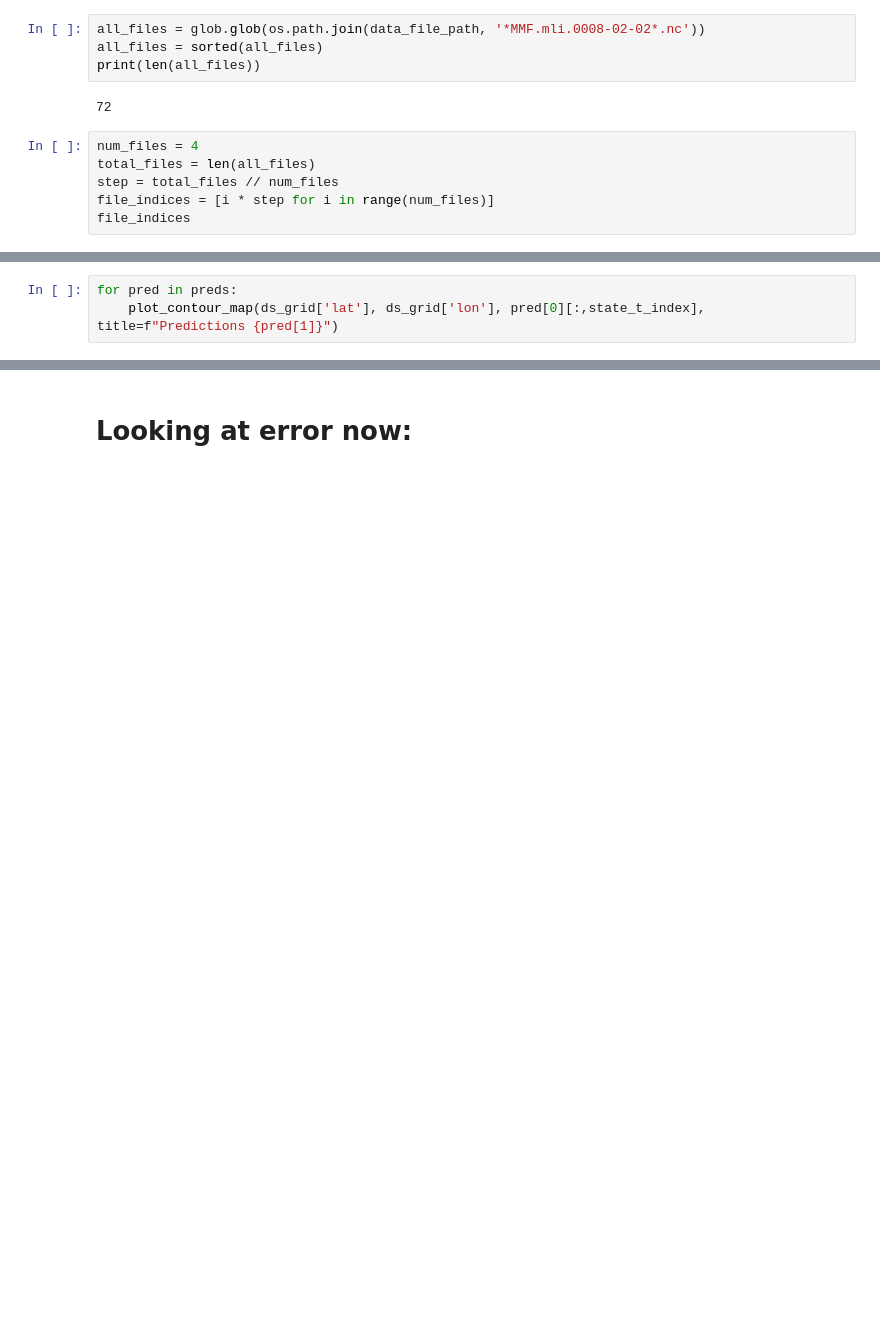
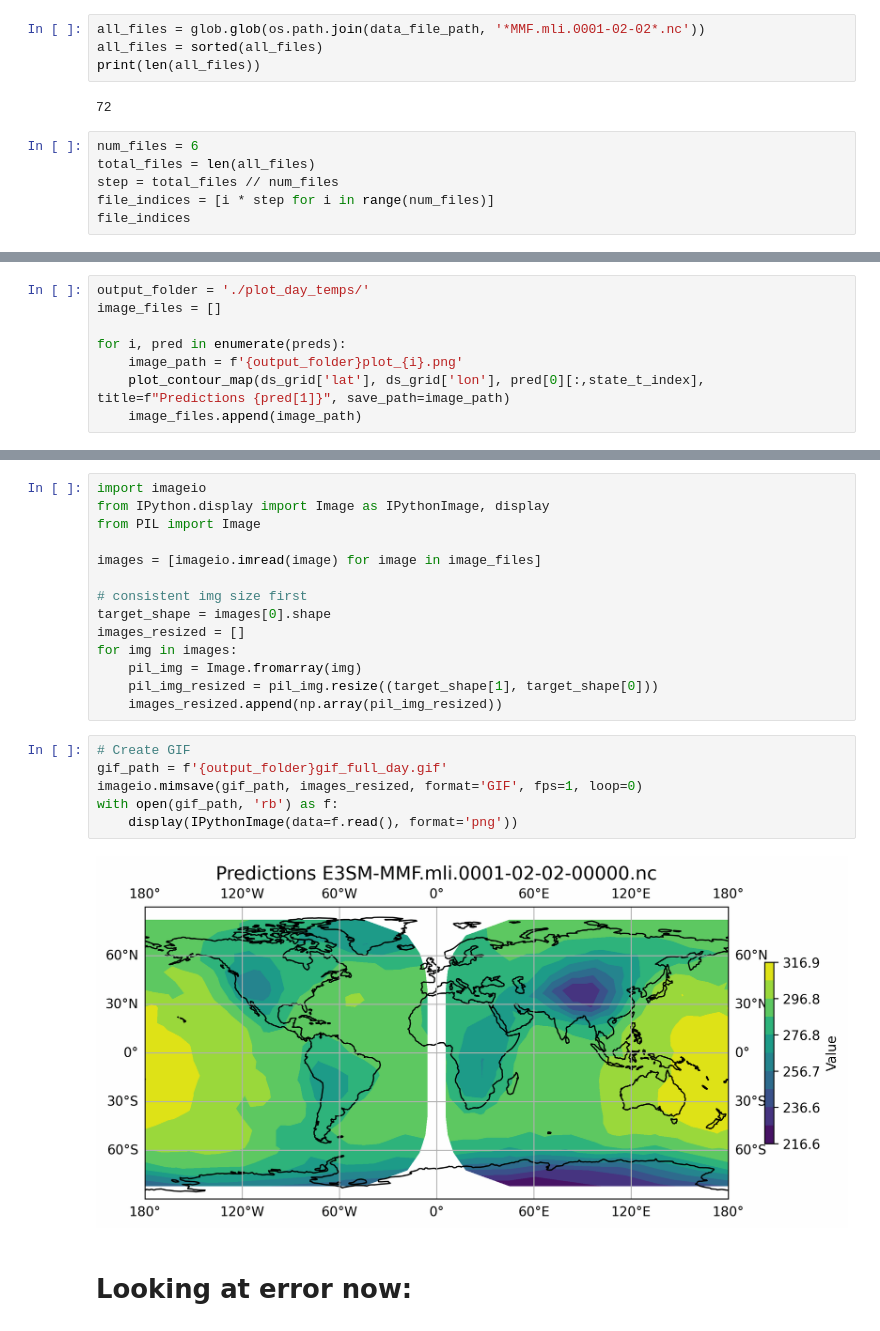
Before and after one commit to kaminsca/climate-physicsML, a Jupyter notebook: final_combined_loss_model/plot_temp_pred_index59.ipynb, the cells around one changed output, grey strips where cells are left out. Drawn from its saved outputs; the diff is of its cells as text; blank space fills up the shorter version.

Commit message:
able to output gifs now

```diff
--- a/final_combined_loss_model/plot_temp_pred_index59.ipynb
+++ b/final_combined_loss_model/plot_temp_pred_index59.ipynb
@@ -322,12 +330,12 @@ os.listdir(data_file_path)
  ...]
 # %%
-all_files = glob.glob(os.path.join(data_file_path, '*MMF.mli.0008-02-02*.nc'))
+all_files = glob.glob(os.path.join(data_file_path, '*MMF.mli.0001-02-02*.nc'))
 all_files = sorted(all_files)
 print(len(all_files))
 # %% [output]
 72
 # %%
-num_files = 4
+num_files = 6
 total_files = len(all_files)
 step = total_files // num_files
 file_indices = [i * step for i in range(num_files)]
@@ -374,3 +386,8 @@ Processing input file: /nfs/turbo/coe-mihalcea/alvarovh/climsim/climsim_all/data
 # %%
-for pred in preds:
-    plot_contour_map(ds_grid['lat'], ds_grid['lon'], pred[0][:,state_t_index], title=f"Predictions {pred[1]}")
+output_folder = './plot_day_temps/'
+image_files = []
+
+for i, pred in enumerate(preds):
+    image_path = f'{output_folder}plot_{i}.png'
+    plot_contour_map(ds_grid['lat'], ds_grid['lon'], pred[0][:,state_t_index], title=f"Predictions {pred[1]}", save_path=image_path)
+    image_files.append(image_path)
@@ -382,3 +396,25 @@ for pred in preds:
+# %%
+import imageio
+from IPython.display import Image as IPythonImage, display
+from PIL import Image
+
+images = [imageio.imread(image) for image in image_files]
+
+# consistent img size first
+target_shape = images[0].shape
+images_resized = []
+for img in images:
+    pil_img = Image.fromarray(img)
+    pil_img_resized = pil_img.resize((target_shape[1], target_shape[0]))
+    images_resized.append(np.array(pil_img_resized))
+# %%
+# Create GIF
+gif_path = f'{output_folder}gif_full_day.gif'
+imageio.mimsave(gif_path, images_resized, format='GIF', fps=1, loop=0)
+with open(gif_path, 'rb') as f:
+    display(IPythonImage(data=f.read(), format='png'))
+# %% [output]
+[figure, added]
 # %% [markdown]
 # Looking at error now:
 # %%
```
Also changed, not shown: parts of 15 cells of this notebook.
